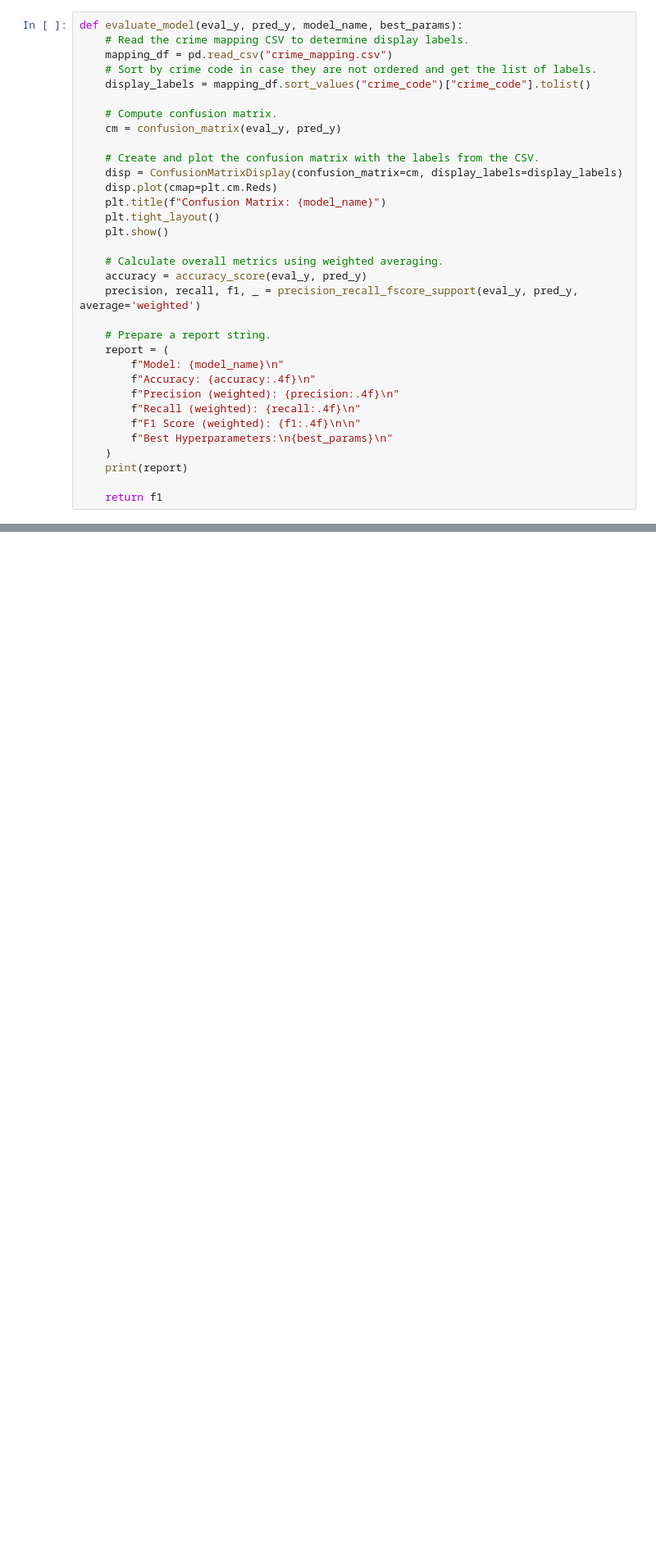
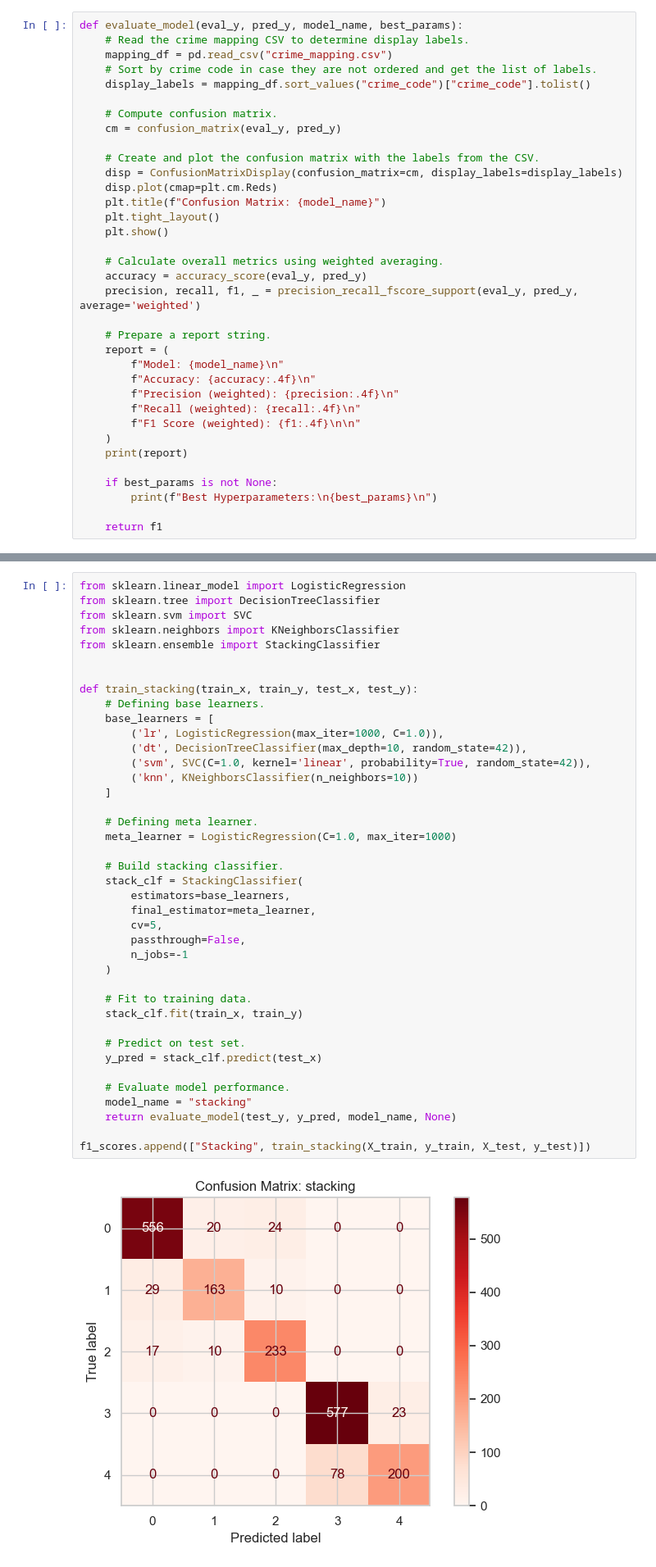
Before and after one commit to davidalejandroo28/LACrimeAnalytics, a Jupyter notebook: ML-Project.ipynb, the cells around one changed output, grey strips where cells are left out. Shown at 82% size. Cells and saved outputs as stored; diff of their text form; blank space fills up the shorter version.

```diff
--- a/ML-Project.ipynb
+++ b/ML-Project.ipynb
@@ -537,10 +665,12 @@ def evaluate_model(eval_y, pred_y, model_name, best_params):
         f"Precision (weighted): {precision:.4f}\n"
         f"Recall (weighted): {recall:.4f}\n"
         f"F1 Score (weighted): {f1:.4f}\n\n"
-        f"Best Hyperparameters:\n{best_params}\n"
     )
     print(report)
 
+    if best_params is not None:
+        print(f"Best Hyperparameters:\n{best_params}\n")
+
     return f1
 # %% [markdown]
 # Split Data
@@ -1057,2 +1197,44 @@ F1 Score (weighted): 0.8757
 Best Hyperparameters:
 {'learning_rate': 0.1, 'n_estimators': 500}
+# %%
+from sklearn.linear_model import LogisticRegression
+from sklearn.tree import DecisionTreeClassifier
+from sklearn.svm import SVC
+from sklearn.neighbors import KNeighborsClassifier
+from sklearn.ensemble import StackingClassifier
+
+
+def train_stacking(train_x, train_y, test_x, test_y):
+    # Defining base learners.
+    base_learners = [
+        ('lr', LogisticRegression(max_iter=1000, C=1.0)),
+        ('dt', DecisionTreeClassifier(max_depth=10, random_state=42)),
+        ('svm', SVC(C=1.0, kernel='linear', probability=True, random_state=42)),
+        ('knn', KNeighborsClassifier(n_neighbors=10))
+    ]
+
+    # Defining meta learner.
+    meta_learner = LogisticRegression(C=1.0, max_iter=1000)
+
+    # Build stacking classifier.
+    stack_clf = StackingClassifier(
+        estimators=base_learners,
+        final_estimator=meta_learner,
+        cv=5,
+        passthrough=False,
+        n_jobs=-1
+    )
+
+    # Fit to training data.
+    stack_clf.fit(train_x, train_y)
+
+    # Predict on test set.
+    y_pred = stack_clf.predict(test_x)
+
+    # Evaluate model performance.
+    model_name = "stacking"
+    return evaluate_model(test_y, y_pred, model_name, None)
+
+f1_scores.append(["Stacking", train_stacking(X_train, y_train, X_test, y_test)])
+# %% [output]
+[figure, added]
```
Also changed, not shown: parts of 9 cells of this notebook, 1 other file.
